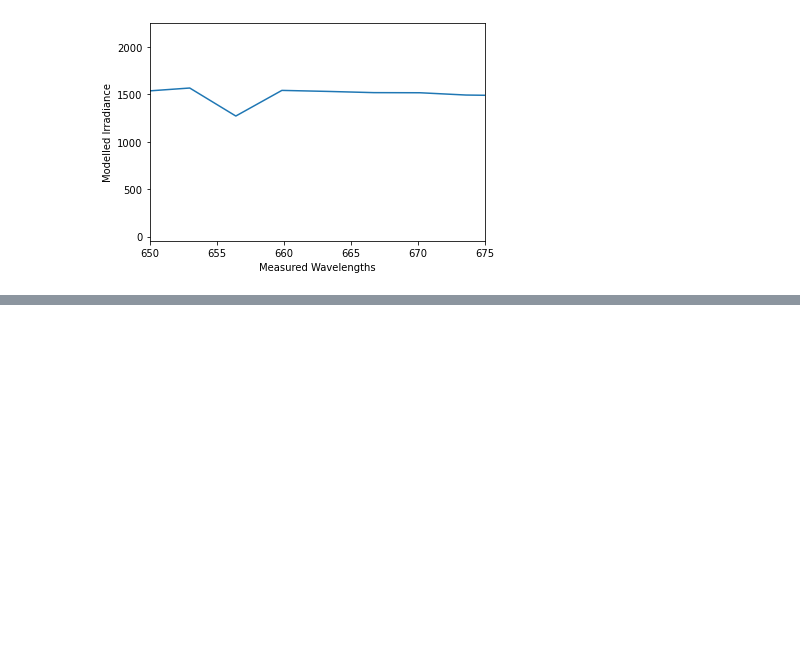
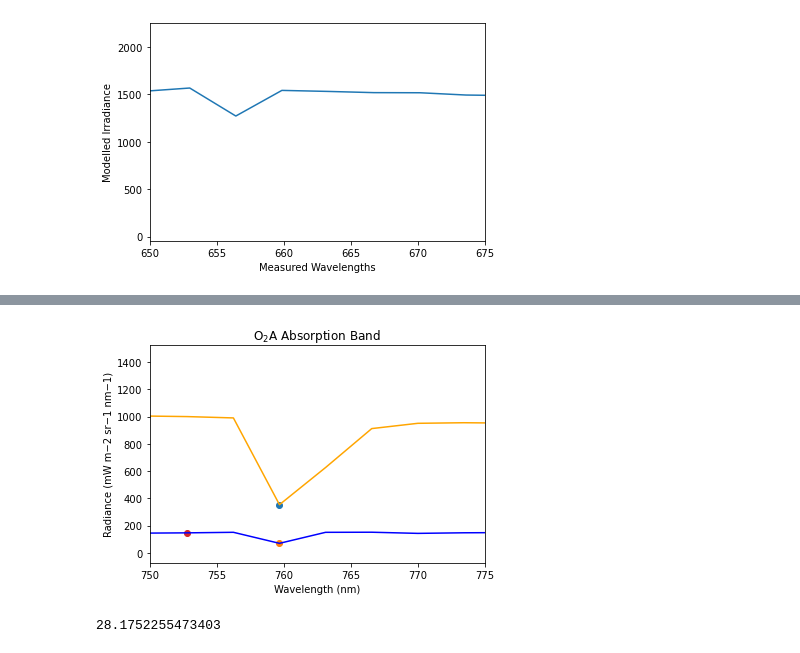
Before and after one commit to JamesWallace99/SIF_MISCADA_PROJECT, a Jupyter notebook: SCOPE_simulations/hyspec_wavelengths_conversion.ipynb, the cells around one changed output, grey strips where cells are left out. Saved outputs shown, nothing was run; the diff lists cells and outputs as text; code cells hidden in the pictures; blank space fills up the shorter version.

```diff
--- a/SCOPE_simulations/hyspec_wavelengths_conversion.ipynb
+++ b/SCOPE_simulations/hyspec_wavelengths_conversion.ipynb
@@ -105,0 +142,5 @@ plt.xlim(650, 675)
+# %%
+sFLD(e_spectra=np.asarray(py6s_df['0']), l_spectra = l_spectra, wavelengths=measured_wavelengths, fwhm = 3.5)
+# %% [output]
+[figure, added]
+28.1752255473403
```
Also changed, not shown: parts of 6 cells of this notebook, 7 other files.
